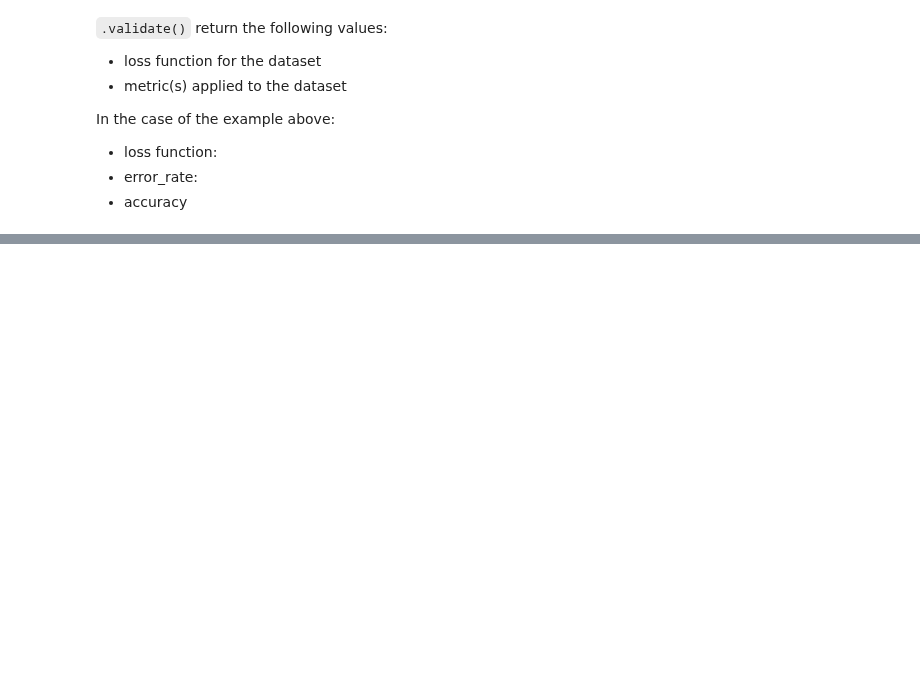
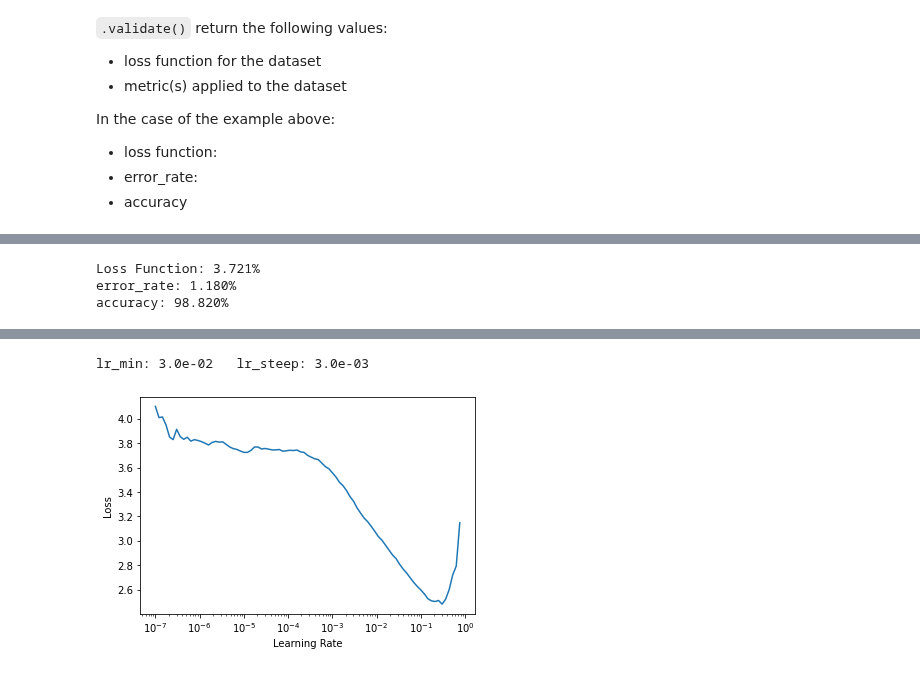
Before and after one commit to Aravinda89/fastai_bootcamp, a Jupyter notebook: Gayan_DL201_Pract_1.ipynb, the cells around one changed output, grey strips where cells are left out. Saved outputs shown, nothing was run; the diff lists cells and outputs as text; code cells hidden in the pictures; blank space fills up the shorter version.

```diff
--- a/Gayan_DL201_Pract_1.ipynb
+++ b/Gayan_DL201_Pract_1.ipynb
@@ -167,0 +289,8 @@ accuracy: 99.070%
+# %%
+print(f"Loss Function: {test_results[0]*100:.3f}%")
+for i, m in enumerate(learn.metrics):
+    print(f"{m.name}: {test_results[i+1]*100:.3f}%")
+# %% [output]
+Loss Function: 3.721%
+error_rate: 1.180%
+accuracy: 98.820%
@@ -167,0 +299,5 @@ accuracy: 99.070%
+# %%
+learn = cnn_learner(dls, resnet18, metrics=[error_rate, accuracy])
+lr_min, lr_steep = learn.lr_find()
+print(f"lr_min: {lr_min:.1e}   lr_steep: {lr_steep:.1e}")
+# %% [output]
@@ -167,0 +305,2 @@ accuracy: 99.070%
+lr_min: 3.0e-02   lr_steep: 3.0e-03
+[figure, added]
```
Also changed, not shown: parts of 40 cells of this notebook.
